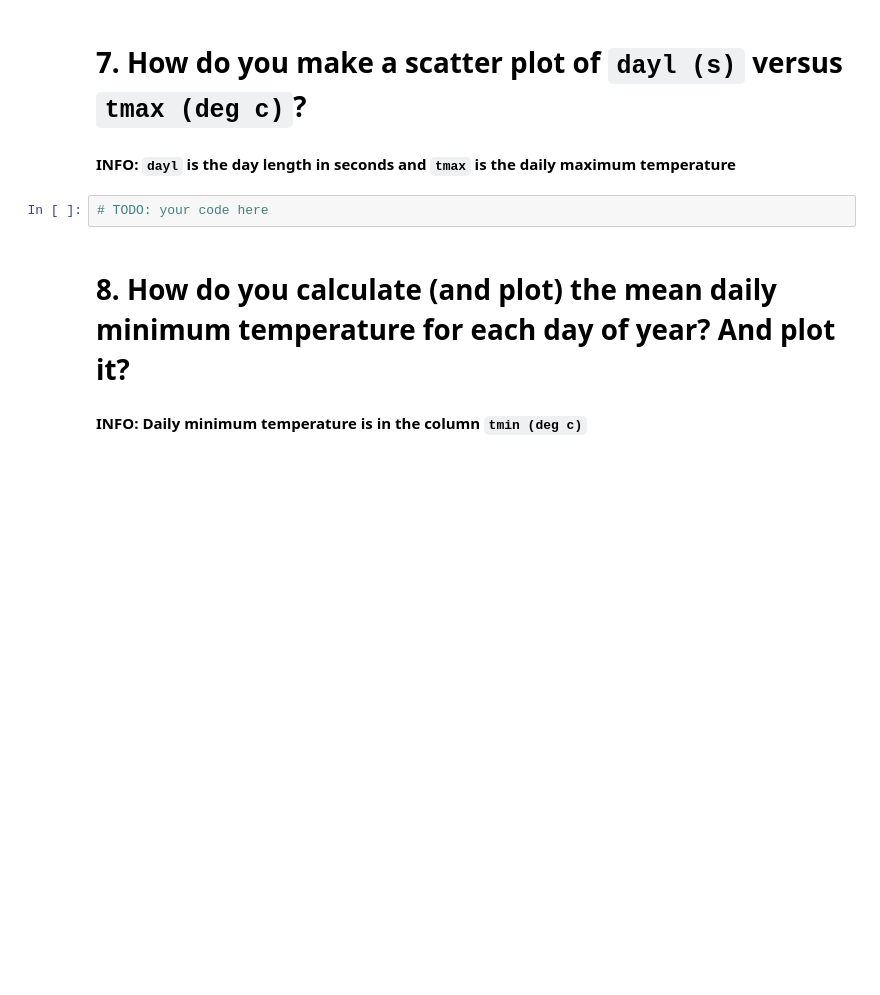
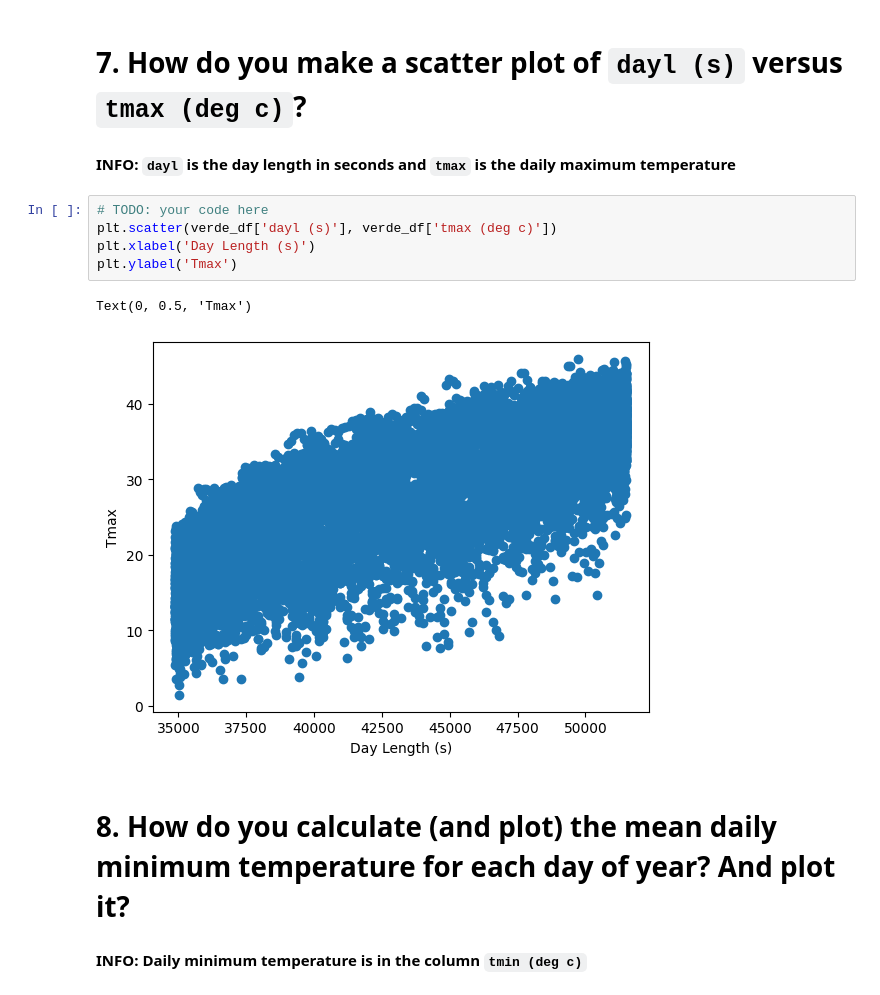
Before and after one commit to HAS-Tools-Fall25/homework_template_ngupta2, a Jupyter notebook: homework_submissions/hw4_pandas_exercises.ipynb, the cells around one changed output. Drawn from its saved outputs; the diff is of its cells as text; blank space fills up the shorter version.

```diff
--- a/homework_submissions/hw4_pandas_exercises.ipynb
+++ b/homework_submissions/hw4_pandas_exercises.ipynb
@@ -105,8 +221,14 @@ verde_df.head()
 # %% [markdown]
 # 7. How do you make a scatter plot of `dayl (s)` versus `tmax (deg c)`?
 #### INFO: `dayl` is the day length in seconds and `tmax` is the daily maximum temperature
-# %%
-# TODO: your code here
+# %%
+# TODO: your code here
+plt.scatter(verde_df['dayl (s)'], verde_df['tmax (deg c)'])
+plt.xlabel('Day Length (s)')
+plt.ylabel('Tmax')
+# %% [output]
+Text(0, 0.5, 'Tmax')
+[figure, added]
 # %% [markdown]
 # 8. How do you calculate (and plot) the mean daily minimum temperature for each day of year?  And plot it?
 #### INFO: Daily minimum temperature is in the column `tmin (deg c)`
```
Also changed, not shown: parts of 20 cells of this notebook, 1 other file.
